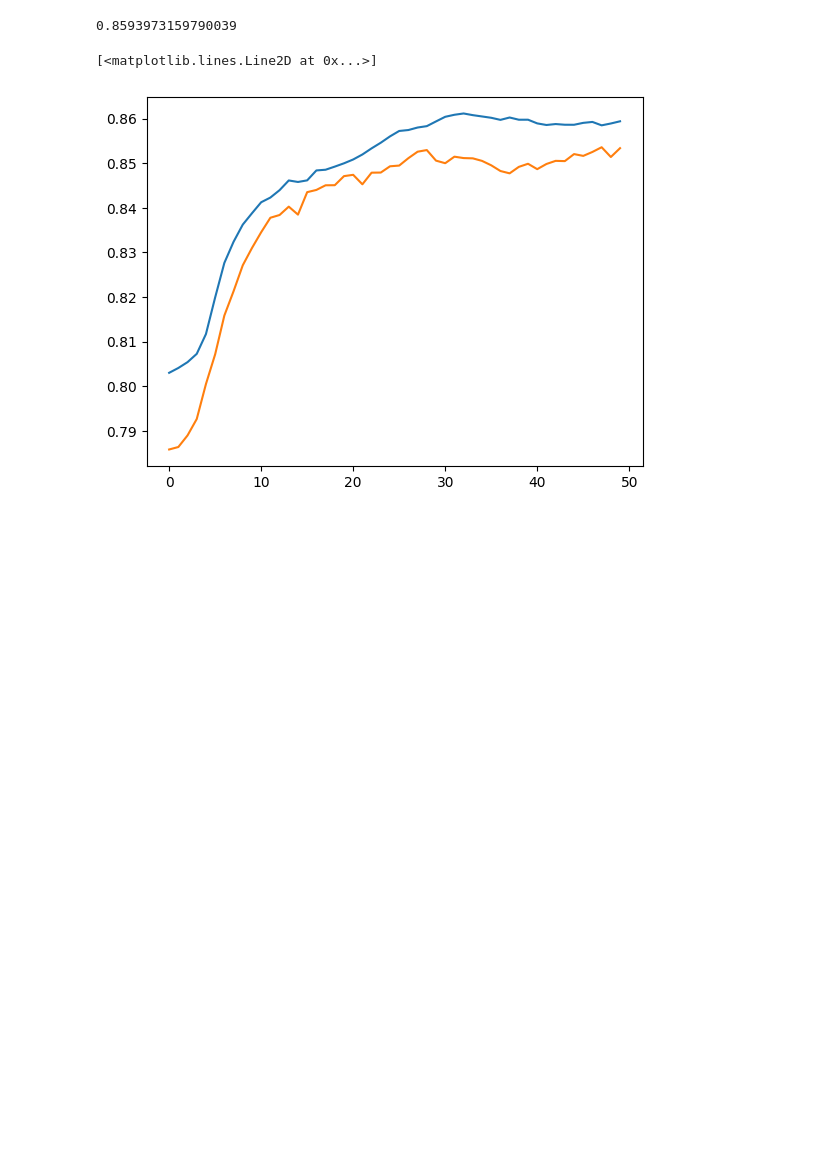
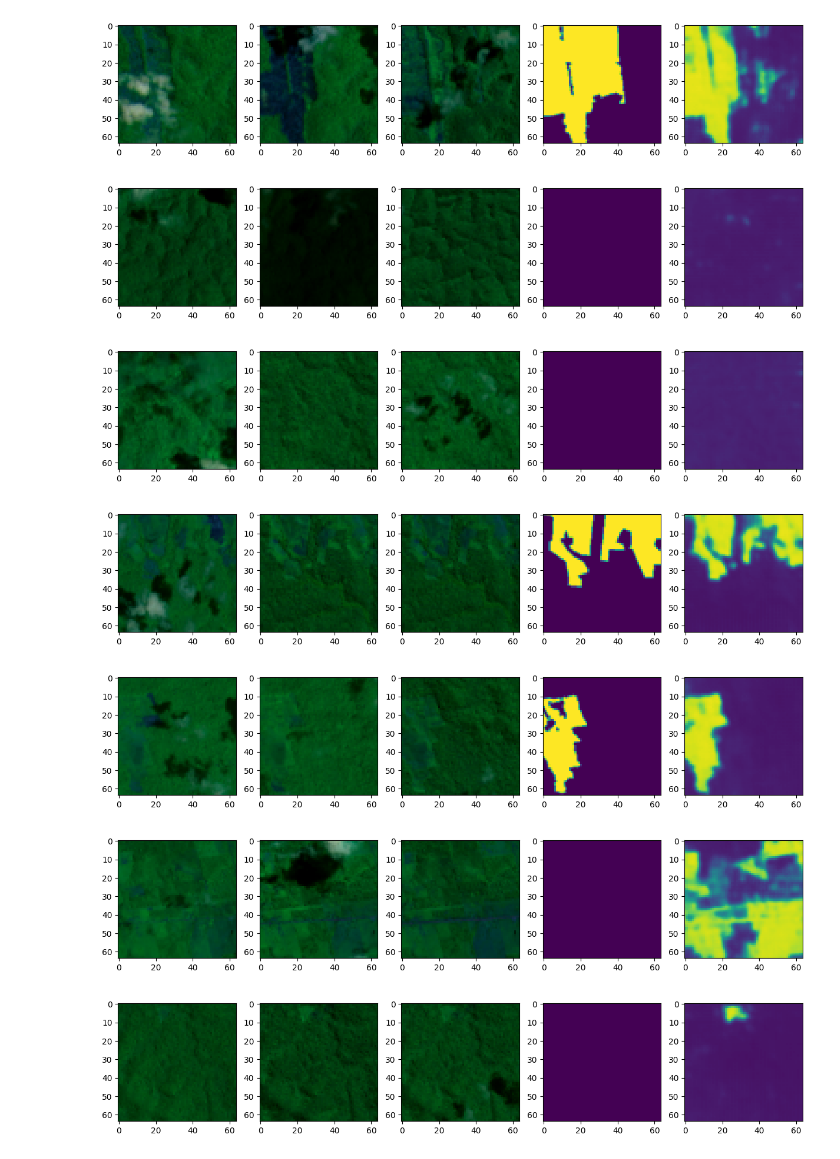
Before and after one commit to danilolc/deforestation-segmentation, a Jupyter notebook: 7 Triple Segmentation.ipynb, the cells around one changed output. Saved outputs shown, nothing was run; the diff lists cells and outputs as text; code cells hidden in the pictures; blank space fills up the shorter version.

```diff
--- a/7 Triple Segmentation.ipynb
+++ b/7 Triple Segmentation.ipynb
@@ -295,15 +291,21 @@ plt.show()
-# %%
-from scipy.ndimage import uniform_filter1d
-
-aa = np.array(val_f1[1:])
-aa = uniform_filter1d(aa, size=10)
-plt.plot(aa)
-print(aa[-1])
-
-aa = np.array(train_f1[1:])
-aa = uniform_filter1d(aa, size=10)
-plt.plot(aa)
-# %% [output]
-0.8593973159790039
-[<matplotlib.lines.Line2D at 0x...>]
-[figure, removed]
+# %%
+with torch.no_grad():
+    model.train()
+    plot_images()
+    plot_images()
+    plot_images()
+    plot_images()
+    plot_images()
+    plot_images()
+    plot_images()
+    plot_images()
+    plot_images()
+    plot_images()
+# %% [output]
+[figure, added]
+[figure, added]
+[figure, added]
+[figure, added]
+[figure, added]
+[figure, added]
+[figure, added]
```
Also changed, not shown: parts of 8 cells of this notebook, 1 other file.
